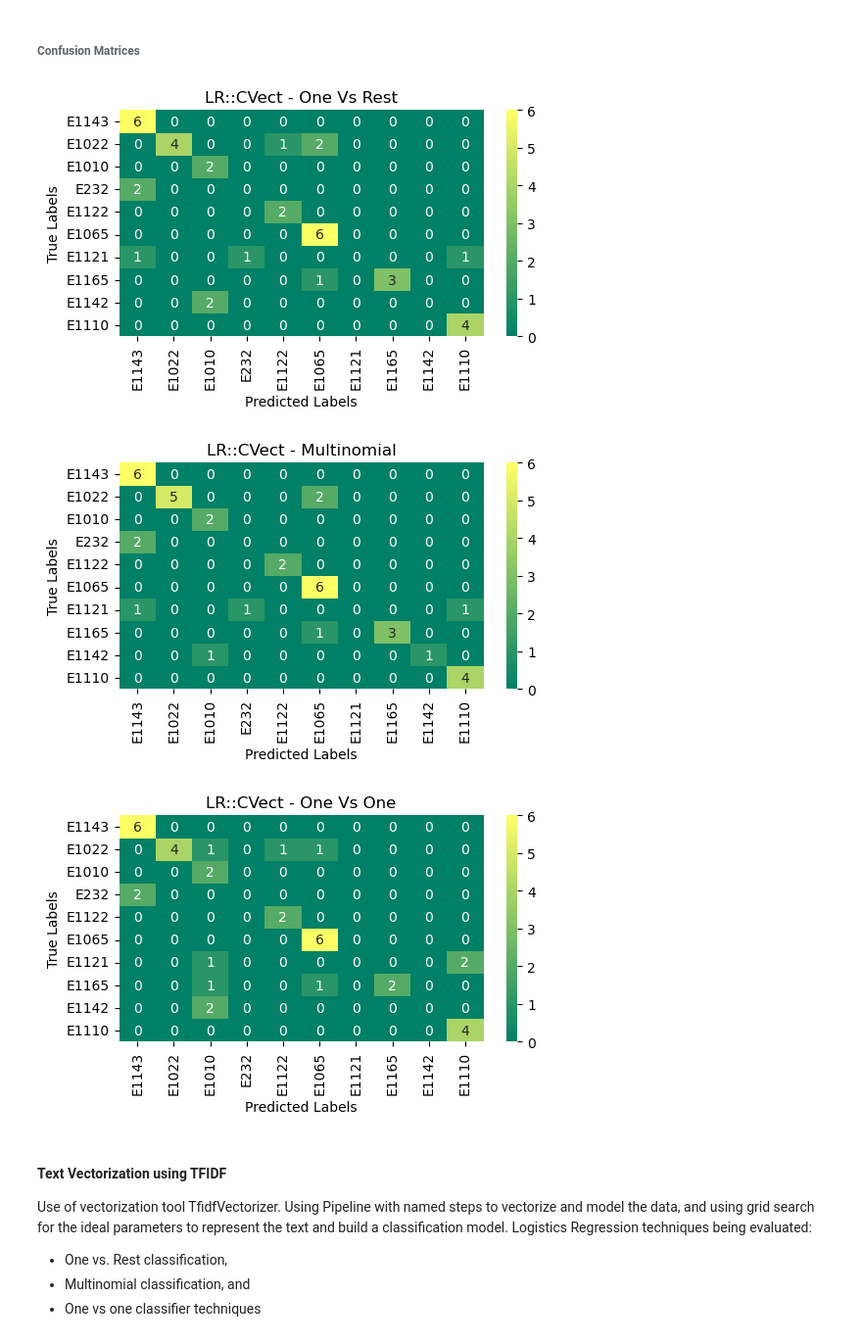
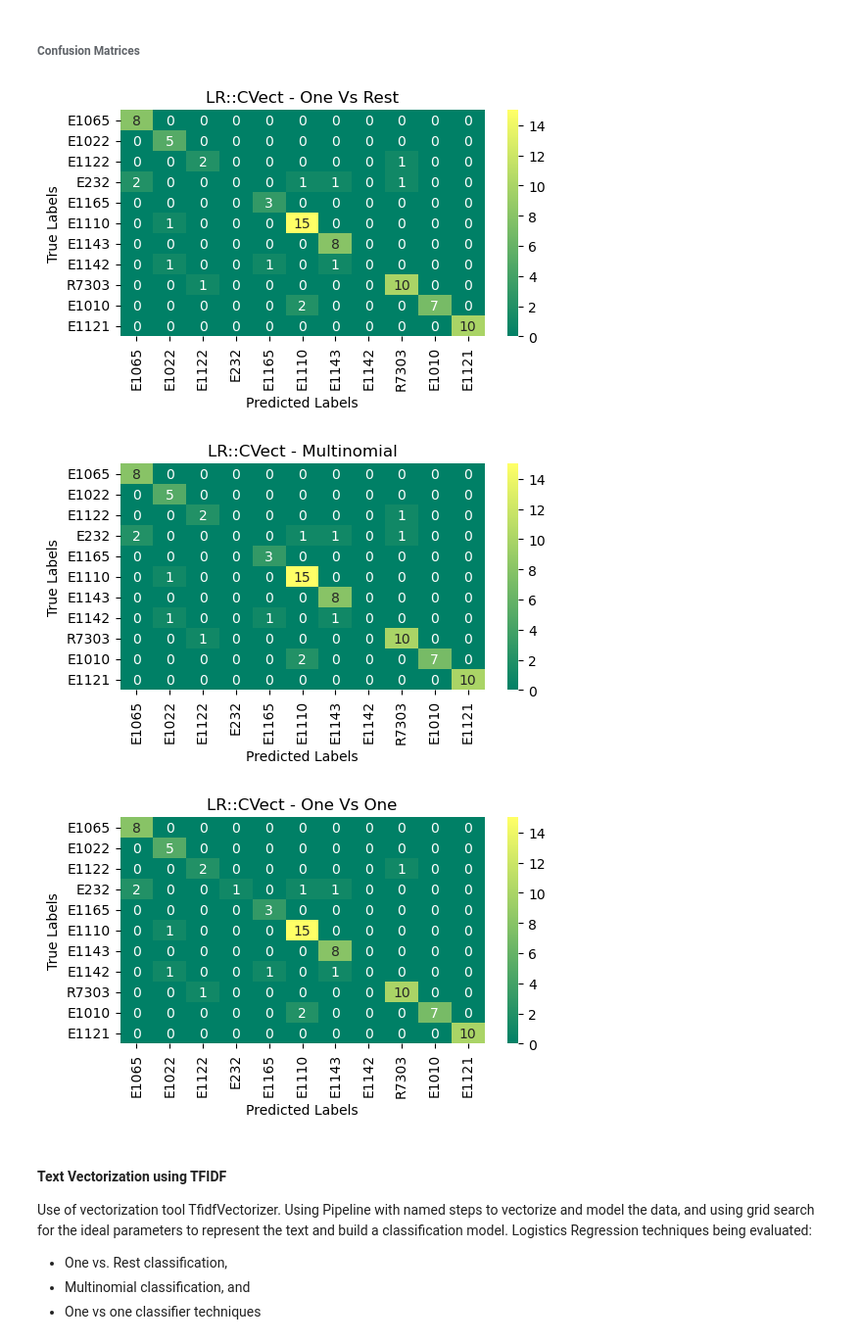
Before and after one commit to rahilkidwai/icd-code-prediction, a Jupyter notebook: lr-comp-analysis.ipynb, the cells around one changed output. Shown: that part at 98% size. Cells and saved outputs as stored; diff of their text form; code cells hidden in the pictures.

```diff
--- a/lr-comp-analysis.ipynb
+++ b/lr-comp-analysis.ipynb
@@ -65,7 +68,7 @@ def tokenizer(row):
 
     return ' '.join(words)
 # %%
-df_lines = pd.read_csv('data/discharge_note_lines.csv', sep='|')
+df_lines = pd.read_csv('data/discharge_note_lines_2.csv', sep='|')
 
 df_lines = df_lines.loc[df_lines['valid'] == True]
 
@@ -110,21 +167,13 @@ params = {
 # %%
-bow_pipe1 = Pipeline([
-    ('cvect', CountVectorizer()),
-    ('lgr', LogisticRegression(multi_class='ovr', max_iter=1000, random_state=42))
-])
+df_bow_comp = pd.DataFrame()
 
-bow_grid1 = GridSearchCV(bow_pipe1, param_grid=params).fit(X_train, y_train)
+df = evaluate_estimator('ovr', CountVectorizer(), LogisticRegression(multi_class='ovr', max_iter=1000, random_state=42))
+df_bow_comp = pd.concat([df_bow_comp, df], ignore_index=True)
 
-bow_pipe2 = Pipeline([
-    ('cvect', CountVectorizer()),
-    ('lgr', LogisticRegression(multi_class='multinomial', max_iter=10000, random_state=42))
-])
+df = evaluate_estimator('multi', CountVectorizer(), LogisticRegression(multi_class='multinomial', max_iter=1000, random_state=42))
+df_bow_comp = pd.concat([df_bow_comp, df], ignore_index=True)
 
-bow_grid2 = GridSearchCV(bow_pipe2, param_grid=params).fit(X_train, y_train)
+df = evaluate_estimator('ovo', CountVectorizer(), OneVsOneClassifier(LogisticRegression(max_iter=1000, random_state = 42)))
+df_bow_comp = pd.concat([df_bow_comp, df], ignore_index=True)
 
-bow_pipe3 = Pipeline([
-    ('cvect', CountVectorizer()),
-    ('lgr', OneVsOneClassifier(LogisticRegression(max_iter=1000, random_state = 42)))
-])
-
-bow_grid3 = GridSearchCV(bow_pipe3, param_grid=params).fit(X_train, y_train)
+df_bow_comp.head()
@@ -131,13 +185,3 @@ bow_grid3 = GridSearchCV(bow_pipe3, param_grid=params).fit(X_train, y_train)
 # %% [markdown]
 ##### Evaluation:
 Compare the scores on testing data in terms of accuracy.
-# %%
-df_bow_comp = pd.DataFrame(
-    {
-        'estimator': ['ovr', 'multi', 'ovo'],
-        'accuracy': [bow_grid1.score(X_test, y_test), bow_grid2.score(X_test, y_test), bow_grid3.score(X_test, y_test)],
-        'best params': [bow_grid1.best_params_, bow_grid2.best_params_, bow_grid3.best_params_]
-    }
-)
-
-df_bow_comp.head()
@@ -185,11 +196,11 @@ def build_confusion_matrix(preds, title):
 # %%
-build_confusion_matrix(bow_grid1.predict(X_test), 'LR::CVect - One Vs Rest') # bow_grid1.predict_proba(X_test)[:, 1], 'test'
-build_confusion_matrix(bow_grid2.predict(X_test), 'LR::CVect - Multinomial') # bow_grid2.predict_proba(X_test)[:, 1], 'test'
-build_confusion_matrix(bow_grid3.predict(X_test), 'LR::CVect - One Vs One') # bow_grid3.predict_proba(X_test)[:, 1], 'test'
+build_confusion_matrix(df_bow_comp.loc[0, 'best_estimator'].predict(X_test), 'LR::CVect - One Vs Rest')
+build_confusion_matrix(df_bow_comp.loc[1, 'best_estimator'].predict(X_test), 'LR::CVect - Multinomial')
+build_confusion_matrix(df_bow_comp.loc[2, 'best_estimator'].predict(X_test), 'LR::CVect - One Vs One')
 # %% [output]
-[figure, old version]
+[figure, new version]
-[figure, old version]
+[figure, new version]
-[figure, old version]
+[figure, new version]
 # %% [markdown]
 #### Text Vectorization using TFIDF
 Use of vectorization tool TfidfVectorizer.
```
Also changed, not shown: parts of 24 cells of this notebook, 1 other file.
